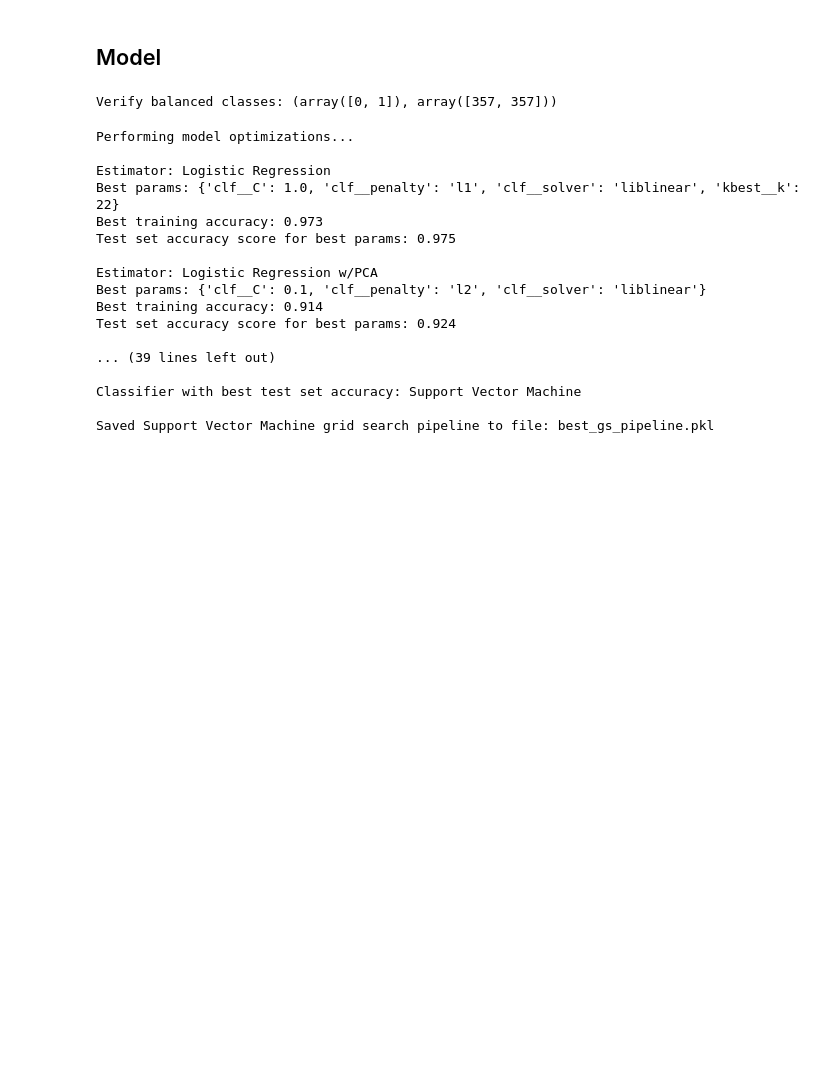
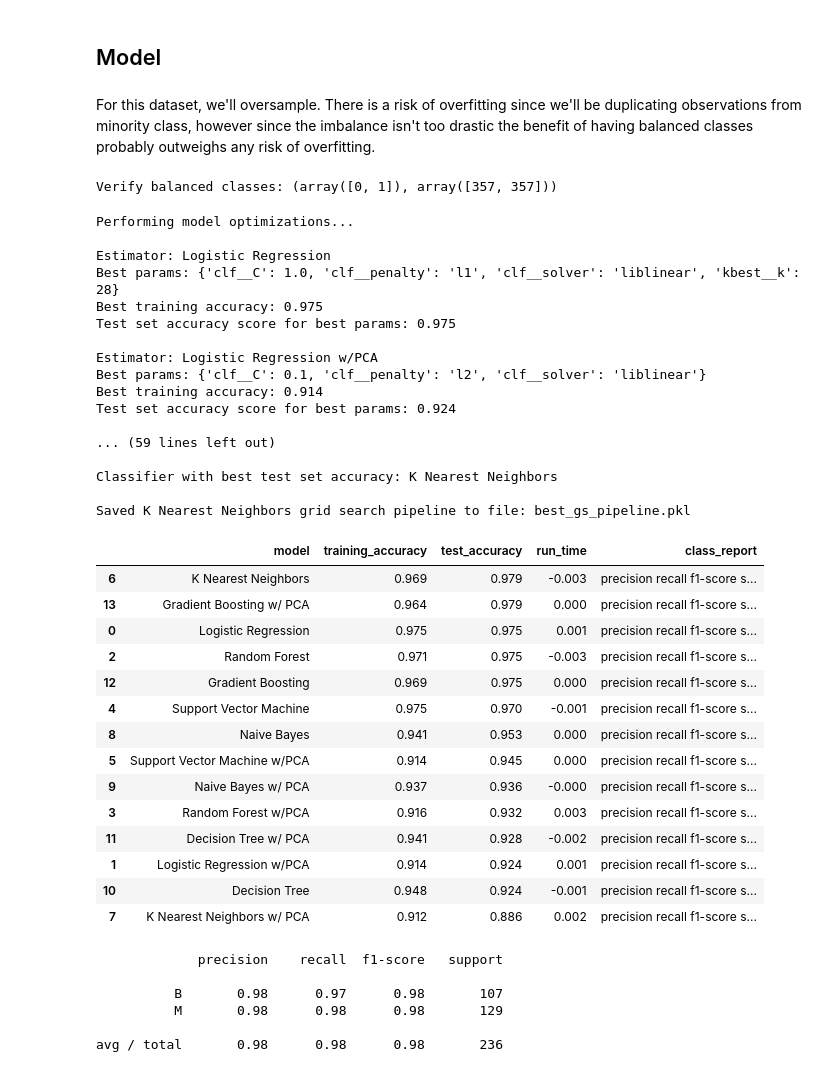
Before and after one commit to wliao1/Data-Science, a Jupyter notebook: Supervised Learning/Use Cases/Cancer Detection/supervised_use_case-breast-cancer.ipynb, the cells around one changed output. Drawn from its saved outputs; the diff is of its cells as text; code cells hidden in the pictures; blank space fills up the shorter version.

```diff
--- a/Supervised Learning/Use Cases/Cancer Detection/supervised_use_case-breast-cancer.ipynb
+++ b/Supervised Learning/Use Cases/Cancer Detection/supervised_use_case-breast-cancer.ipynb
@@ -214,5 +206,7 @@ array([ 0.98204467,  0.01617649,  0.00155751,  0.00012093,  0.00008827,
 components = 1
 # %% [markdown]
 ## Model
+# %% [markdown]
+For this dataset, we'll oversample. There is a risk of overfitting since we'll be duplicating observations from minority class, however since the imbalance isn't too drastic the benefit of having balanced classes probably outweighs any risk of overfitting.
 # %%
 # Oversample data
@@ -417,4 +473,13 @@ grid_dict = {0: 'Logistic Regression', 1: 'Logistic Regression w/PCA',
 # %%
+model = []
+training_accuracy = []
+test_accuracy = []
+t = []
+classification_reports = []
+
+import timeit
+from sklearn.metrics import classification_report
+
 # Fit the grid search objects
 print('Performing model optimizations...')
 best_acc = 0.0
@@ -422,21 +487,28 @@ best_clf = 0
 best_gs = ''
 for idx, gs in enumerate(grids):
     print('\nEstimator: %s' % grid_dict[idx])
+    model.append(grid_dict[idx])
     # Fit grid search
+    start = timeit.timeit()
     gs.fit(X_train, y_train)
+    stop = timeit.timeit()
+    t.append(start-stop)
     # Best params
     print('Best params: %s' % gs.best_params_)
     # Best training data accuracy
     print('Best training accuracy: %.3f' % gs.best_score_)
+    training_accuracy.append(gs.best_score_)
     # Predict on test data with best params
     y_pred = gs.predict(X_test)
     # Test data accuracy of model with best params
     print('Test set accuracy score for best params: %.3f ' % accuracy_score(y_test, y_pred))
+    test_accuracy.append(accuracy_score(y_test, y_pred))
     # Track best (highest test accuracy) model
     if accuracy_score(y_test, y_pred) > best_acc:
         best_acc = accuracy_score(y_test, y_pred)
         best_gs = gs
         best_clf = idx
+    classification_reports.append(classification_report(y_test,y_pred,target_names=['B','M']))
 print('\nClassifier with best test set accuracy: %s' % grid_dict[best_clf])
 
 # Save best grid search pipeline to file
@@ -447,8 +519,8 @@ print('\nSaved %s grid search pipeline to file: %s' % (grid_dict[best_clf], dump
 Performing model optimizations...
 
 Estimator: Logistic Regression
-Best params: {'clf__C': 1.0, 'clf__penalty': 'l1', 'clf__solver': 'liblinear', 'kbest__k': 22}
-Best training accuracy: 0.973
+Best params: {'clf__C': 1.0, 'clf__penalty': 'l1', 'clf__solver': 'liblinear', 'kbest__k': 28}
+Best training accuracy: 0.975
 Test set accuracy score for best params: 0.975
 
 Estimator: Logistic Regression w/PCA
@@ -456,8 +528,43 @@ Best params: {'clf__C': 0.1, 'clf__penalty': 'l2', 'clf__solver': 'liblinear'}
 Best training accuracy: 0.914
 Test set accuracy score for best params: 0.924
 
-... (39 lines left out)
+... (59 lines left out)
 
-Classifier with best test set accuracy: Support Vector Machine
+Classifier with best test set accuracy: K Nearest Neighbors
 
-Saved Support Vector Machine grid search pipeline to file: best_gs_pipeline.pkl
+Saved K Nearest Neighbors grid search pipeline to file: best_gs_pipeline.pkl
+# %%
+results = pd.DataFrame()
+
+results['model'] = model
+results['training_accuracy'] = training_accuracy
+results['test_accuracy'] = test_accuracy
+results['run_time'] = t
+results['class_report'] = classification_reports
+
+results.sort_values(by=['test_accuracy'],ascending=False)
+# %% [output]
+|  | model | training_accuracy | test_accuracy | run_time | class_report |
+| 6 | K Nearest Neighbors | 0.969 | 0.979 | -0.003 | precision recall f1-score s... |
+| 13 | Gradient Boosting w/ PCA | 0.964 | 0.979 | 0.000 | precision recall f1-score s... |
+| 0 | Logistic Regression | 0.975 | 0.975 | 0.001 | precision recall f1-score s... |
+| 2 | Random Forest | 0.971 | 0.975 | -0.003 | precision recall f1-score s... |
+| 12 | Gradient Boosting | 0.969 | 0.975 | 0.000 | precision recall f1-score s... |
+| 4 | Support Vector Machine | 0.975 | 0.970 | -0.001 | precision recall f1-score s... |
+| 8 | Naive Bayes | 0.941 | 0.953 | 0.000 | precision recall f1-score s... |
+| 5 | Support Vector Machine w/PCA | 0.914 | 0.945 | 0.000 | precision recall f1-score s... |
+| 9 | Naive Bayes w/ PCA | 0.937 | 0.936 | -0.000 | precision recall f1-score s... |
+| 3 | Random Forest w/PCA | 0.916 | 0.932 | 0.003 | precision recall f1-score s... |
+| 11 | Decision Tree w/ PCA | 0.941 | 0.928 | -0.002 | precision recall f1-score s... |
+| 1 | Logistic Regression w/PCA | 0.914 | 0.924 | 0.001 | precision recall f1-score s... |
+| 10 | Decision Tree | 0.948 | 0.924 | -0.001 | precision recall f1-score s... |
+| 7 | K Nearest Neighbors w/ PCA | 0.912 | 0.886 | 0.002 | precision recall f1-score s... |
+# %%
+print(results['class_report'][6])
+# %% [output]
+             precision    recall  f1-score   support
+
+          B       0.98      0.97      0.98       107
+          M       0.98      0.98      0.98       129
+
+avg / total       0.98      0.98      0.98       236
```
Also changed, not shown: parts of 31 cells of this notebook.
